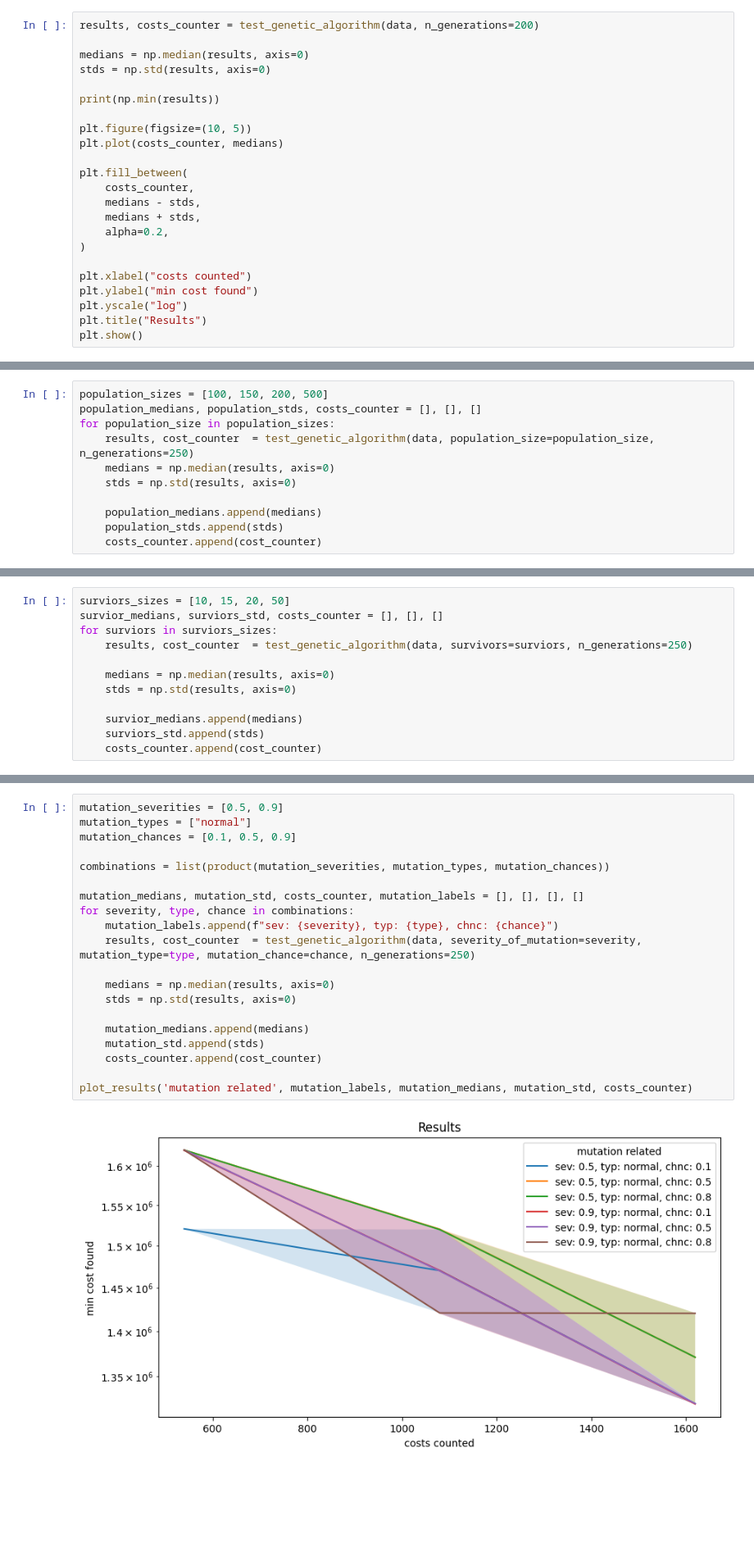
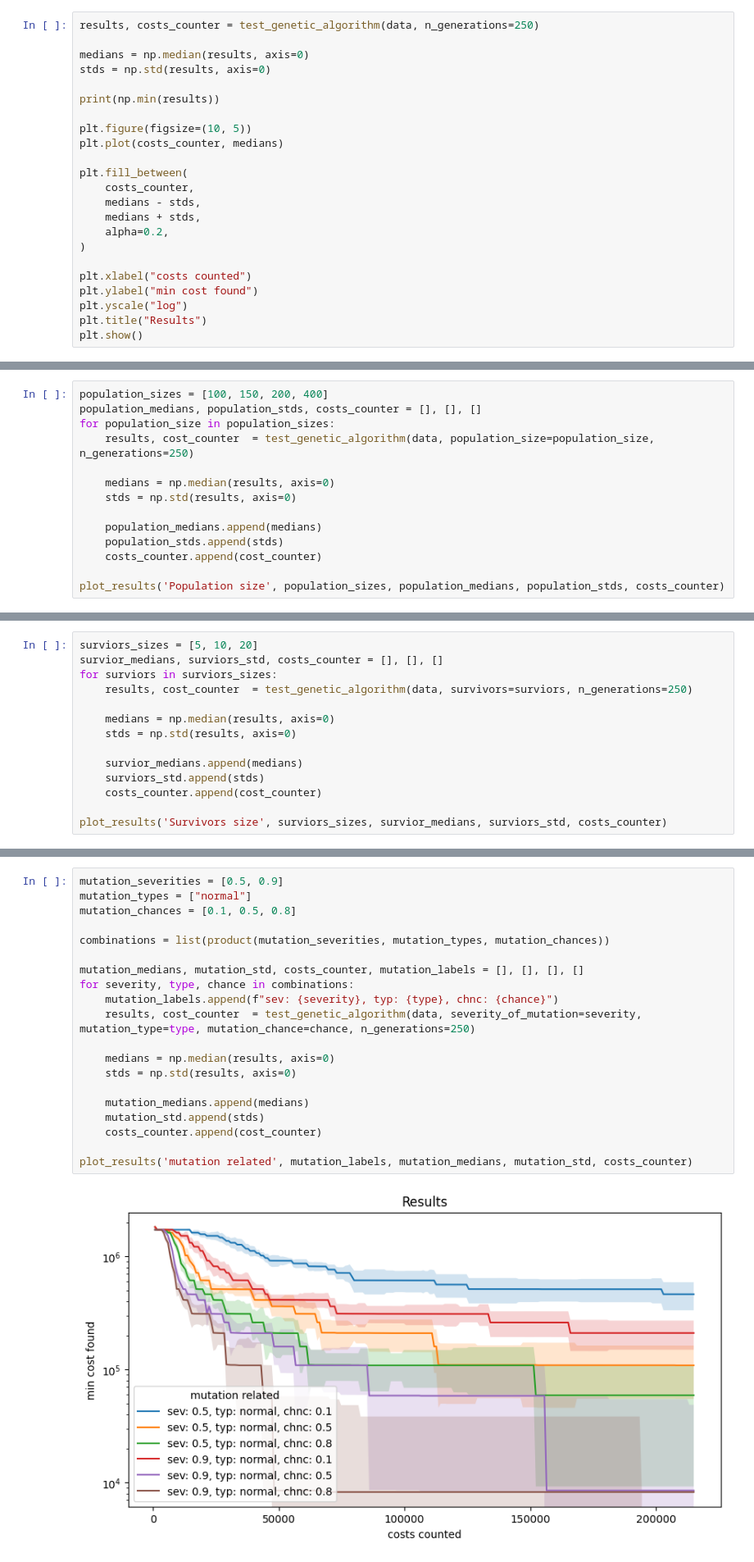
Before and after one commit to brzoza6538/network_constraints, a Jupyter notebook: network_constraints.ipynb, the cells around one changed output, grey strips where cells are left out. Shown at 82% size. Drawn from its saved outputs; the diff is of its cells as text; blank space fills up the shorter version.

Commit message:
tests v1

```diff
--- a/network_constraints.ipynb
+++ b/network_constraints.ipynb
@@ -20,5 +19,5 @@ Algorytm dla domyślnych parametrów znajduje minimum lokalne (8250) około 30 g
 # %%
-results, costs_counter = test_genetic_algorithm(data, n_generations=200)
+results, costs_counter = test_genetic_algorithm(data, n_generations=250)
 
 medians = np.median(results, axis=0)
 stds = np.std(results, axis=0)
@@ -51,13 +50,16 @@ Algorytm został wywołany 10 razy dla każdej kombinacji parametrów.
 #### Rozmiar populacji
 Algorytm został uruchomiony dla rozmiarów populacji: 100, 150 i 200.
 # %%
-population_sizes = [100, 150, 200, 500]
+population_sizes = [100, 150, 200, 400]
 population_medians, population_stds, costs_counter = [], [], []
 for population_size in population_sizes:
     results, cost_counter  = test_genetic_algorithm(data, population_size=population_size, n_generations=250)
+
     medians = np.median(results, axis=0)
     stds = np.std(results, axis=0)
 
     population_medians.append(medians)
     population_stds.append(stds)
     costs_counter.append(cost_counter)
+
+plot_results('Population size', population_sizes, population_medians, population_stds, costs_counter)
@@ -74,7 +74,7 @@ Dla rozmiaru populacji 100, algorytm czasem znajdował minimum.
 #### Rozmiar elity
 Algorytm został uruchomiony dla rozmiarów elity: 10, 15 i 20.
 # %%
-surviors_sizes = [10, 15, 20, 50]
+surviors_sizes = [5, 10, 20]
 survior_medians, surviors_std, costs_counter = [], [], []
 for surviors in surviors_sizes:
     results, cost_counter  = test_genetic_algorithm(data, survivors=surviors, n_generations=250)
@@ -85,3 +85,5 @@ for surviors in surviors_sizes:
     survior_medians.append(medians)
     surviors_std.append(stds)
     costs_counter.append(cost_counter)
+
+plot_results('Survivors size', surviors_sizes, survior_medians, surviors_std, costs_counter)
@@ -114,25 +114,25 @@ Algorytm został uruchomiony z różnymi siłami mutacji: 0.7, 0.8 i 0.9.
 # %%
 mutation_severities = [0.5, 0.9]
 mutation_types = ["normal"]
-mutation_chances = [0.1, 0.5, 0.9]
+mutation_chances = [0.1, 0.5, 0.8]
 
 combinations = list(product(mutation_severities, mutation_types, mutation_chances))
 
 mutation_medians, mutation_std, costs_counter, mutation_labels = [], [], [], []
 for severity, type, chance in combinations:
     mutation_labels.append(f"sev: {severity}, typ: {type}, chnc: {chance}")
     results, cost_counter  = test_genetic_algorithm(data, severity_of_mutation=severity, mutation_type=type, mutation_chance=chance, n_generations=250)
 
     medians = np.median(results, axis=0)
     stds = np.std(results, axis=0)
 
     mutation_medians.append(medians)
     mutation_std.append(stds)
     costs_counter.append(cost_counter)
 
 plot_results('mutation related', mutation_labels, mutation_medians, mutation_std, costs_counter)
 # %% [output]
-[figure, old version]
+[figure, new version]
 # %%
 mutation_severities = [0.5, 0.9]
 mutation_types = ["aggregation"]
```
Also changed, not shown: parts of 15 cells of this notebook, 3 other files.
